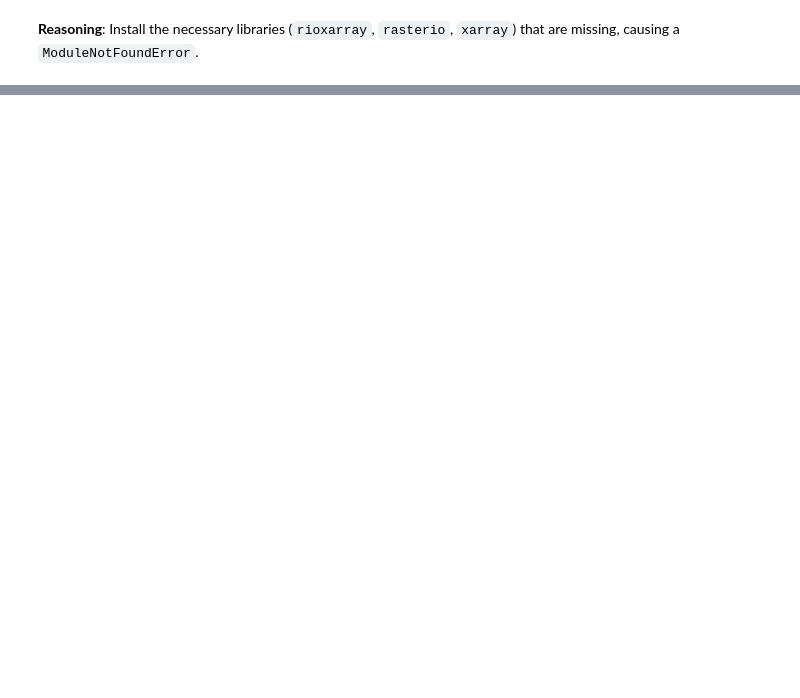
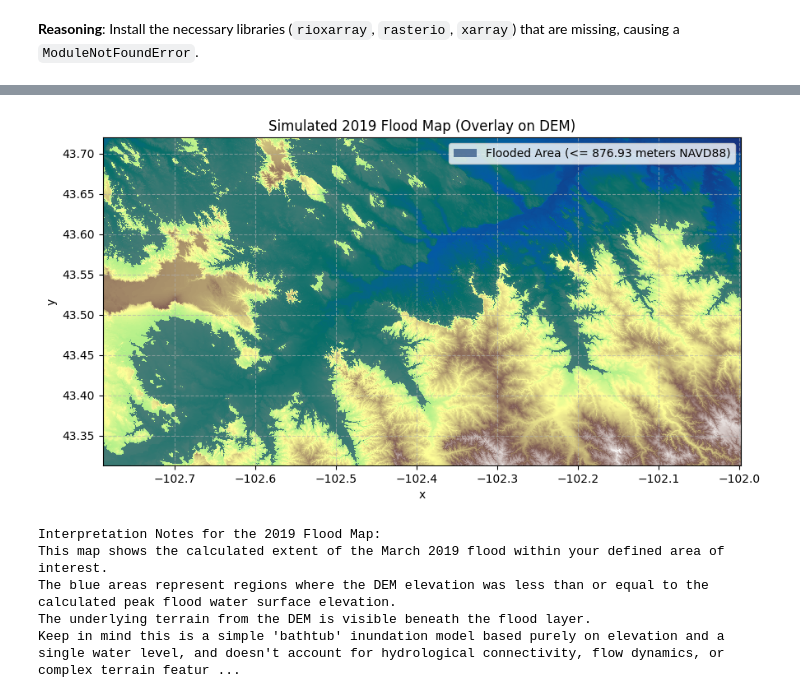
Before and after one commit to LeonAmbroseJr/-LeonAmbrose-github.io, a Jupyter notebook: whiterivercresthistoryv3.ipynb, the cells around one changed output, grey strips where cells are left out. Cells and saved outputs as stored; diff of their text form; code cells hidden in the pictures; blank space fills up the shorter version.

```diff
--- a/whiterivercresthistoryv3.ipynb
+++ b/whiterivercresthistoryv3.ipynb
@@ -971,7 +953,7 @@ import rioxarray
 
 try:
     # Load the DEM file into a rioxarray DataArray
-    dem = rioxarray.open_rasterio('path/to/your/dem_file.tif')
+    dem = rioxarray.open_rasterio("/USGS_1_n44w103_20190318 (1).tif")
 
     print("DEM loaded successfully:")
     print(dem)
@@ -1104,0 +1233,14 @@ Successfully installed affine-2.4.0 click-plugins-1.1.1.2 cligj-0.7.2 rasterio-1
+# %%
+# We assume the 'dem' DataArray is loaded and 'xmin', 'xmax', 'ymin', 'ymax' are defined
+
+# Clip the DEM to the bounding box using .sel() with slices
+# Note: For geographic coordinates (latitude/longitude), slicing with .sel()
+# typically uses the order [ymin:ymax] for 'y' (latitude) and [xmin:xmax] for 'x' (longitude).
+# However, xarray/rioxarray can sometimes have 'y' coordinates in descending order.
+# We use y=slice(ymax, ymin) to handle potential descending y coordinates.
+clipped_dem = dem.sel(y=slice(ymax, ymin), x=slice(xmin, xmax))
+
+print("DEM clipped successfully to the bounding box:")
+display(clipped_dem)
+
+# The 'clipped_dem' variable now contains the elevation data for your specific area of interest.
@@ -1104,0 +1346,64 @@ Successfully installed affine-2.4.0 click-plugins-1.1.1.2 cligj-0.7.2 rasterio-1
+# %%
+import matplotlib.pyplot as plt
+import numpy as np # Import numpy for potential masking
+
+# Ensure clipped_dem and flood_map_data_2019 DataArrays exist
+
+if 'clipped_dem' not in locals() or 'flood_map_data_2019' not in locals():
+    print("Error: clipped_dem or flood_map_data_2019 not found. Please ensure previous steps were executed.")
+else:
+    # Create a figure and axes for the plot
+    fig, ax = plt.subplots(figsize=(10, 10)) # Adjust size as needed for your area proportions
+
+    # Display the clipped DEM as the base layer
+    # Use a colormap suitable for elevation (e.g., 'terrain', 'gist_earth', 'Greys')
+    # Add colorbar for DEM if desired, but might clutter if also adding flood legend
+    clipped_dem.plot(ax=ax, cmap='terrain', add_colorbar=False)
+
+    # Overlay the calculated flood map data (flood_map_data_2019)
+    # We need to mask out the non-flooded areas (value 0) so they are transparent
+    # Use the 'where' method to keep only the flooded areas (value 1)
+    flood_map_masked = flood_map_data_2019.where(flood_map_data_2019 == 1)
+
+    # Display the masked flood map data as an overlay
+    # Use a colormap for the flood area (e.g., 'Blues', 'cyan') and set transparency (alpha)
+    # You might want to use a discrete colormap if you have different flood depths later
+    cmap_flood = plt.cm.get_cmap('Blues', 2) # Get a colormap with 2 colors (0 and 1)
+    flood_map_masked.plot(ax=ax, cmap=cmap_flood, add_colorbar=False, alpha=0.6)
+
+    # Add a title to the plot
+    ax.set_title("Simulated 2019 Flood Map (Overlay on DEM)")
+
+    # Set axis labels (using coordinate names from the DataArray)
+    ax.set_xlabel(clipped_dem.x.name)
+    ax.set_ylabel(clipped_dem.y.name)
+
+    # Add a legend for the flood layer manually
+    from matplotlib.patches import Patch
+    legend_elements = [
+        Patch(facecolor=cmap_flood(1), alpha=0.6, label=f'Flooded Area (<= {flood_level_for_comparison:.2f} meters NAVD88)')
+    ]
+    ax.legend(handles=legend_elements, loc='upper right')
+
+    # Add a grid for better readability (optional)
+    ax.grid(True, linestyle='--', alpha=0.6)
+
+    # Ensure aspect ratio is equal for geospatial data
+    ax.set_aspect('equal')
+
+
+    # Display the plot
+    plt.show()
+
+    print("\nInterpretation Notes for the 2019 Flood Map:")
+    print("This map shows the calculated extent of the March 2019 flood within your defined area of interest.")
+    print("The blue areas represent regions where the DEM elevation was less than or equal to the calculated peak flood water surface elevation.")
+    print("The underlying terrain from the DEM is visible beneath the flood layer.")
+    print("Keep in mind this is a simple 'bathtub' inundation model based purely on elevation and a single water level, and doesn't account for hydrological connectivity, flow dynamics, or complex terrain features.")
+# %% [output]
+[figure, added]
+Interpretation Notes for the 2019 Flood Map:
+This map shows the calculated extent of the March 2019 flood within your defined area of interest.
+The blue areas represent regions where the DEM elevation was less than or equal to the calculated peak flood water surface elevation.
+The underlying terrain from the DEM is visible beneath the flood layer.
+Keep in mind this is a simple 'bathtub' inundation model based purely on elevation and a single water level, and doesn't account for hydrological connectivity, flow dynamics, or complex terrain featur ...
```
Also changed, not shown: parts of 24 cells of this notebook.
